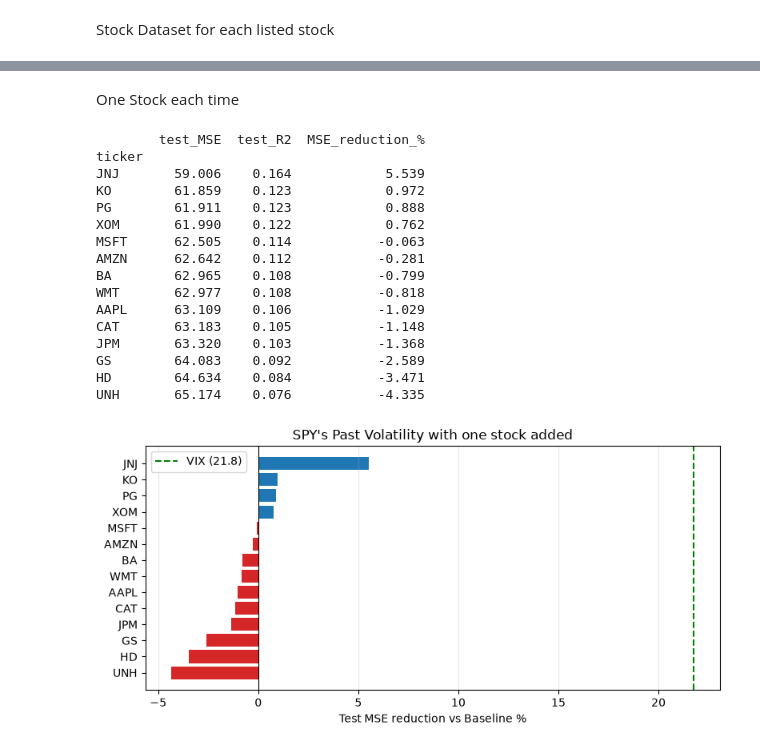
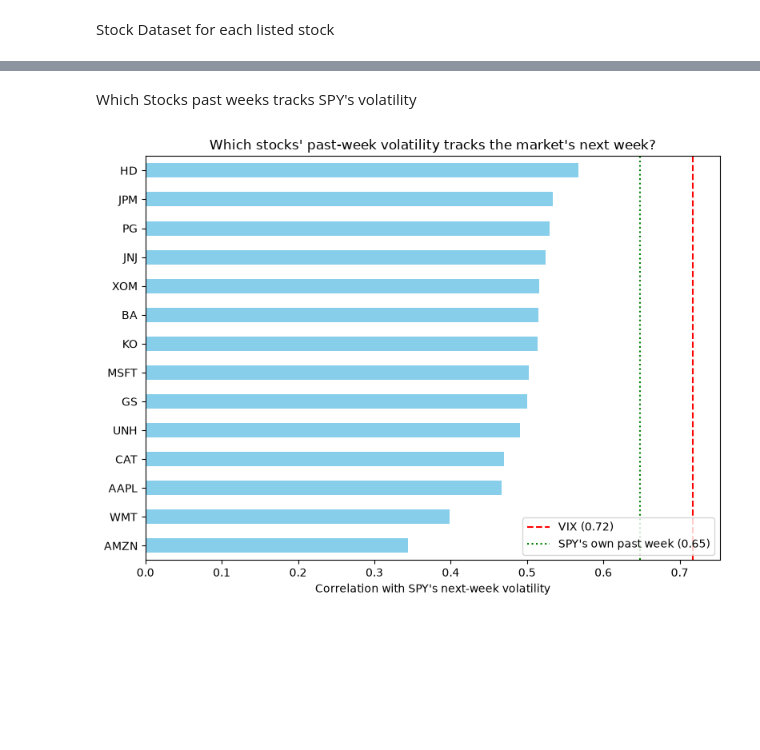
Before and after one commit to clayhunt/381-Final-Project, a Jupyter notebook: Install_finance.ipynb, the cells around one changed output, grey strips where cells are left out. Saved outputs shown, nothing was run; the diff lists cells and outputs as text; code cells hidden in the pictures; blank space fills up the shorter version.

```diff
--- a/Install_finance.ipynb
+++ b/Install_finance.ipynb
@@ -282,57 +194,19 @@ benchmark_table
-# %% [markdown]
-One Stock each time
+# %% [markdown]
+Which Stocks past weeks tracks SPY's volatility
 # %%
-base_mse = baseline_scores["test_MSE"]
-rows = []
+# Uses Training Data Only test period is unseen
+stock_corr = pd.Series(
+    {t: train[f"{t}_vol_5d"].corr(y_train) for t in TICKERS}).sort_values()
+vix_corr = train["vix"].corr(y_train)
+spy_corr = train["spy_vol_5d"].corr(y_train)
 
-for t in TICKERS:
-    #Baseline + one stock's past volatility
-    cols = BASELINE_COLS + [f"{t}_vol_5d", f"{t}_vol_21d", f"{t}_vol_63d"]
-    scores,_=fit_and_score(cols)
-    rows.append({
-        "ticker":t,
-        **scores,
-        "MSE_reduction_%":(base_mse - scores["test_MSE"])/base_mse*100
-    })
-
-stock_rank = (pd.DataFrame(rows)
-                  .set_index("ticker")
-                  .sort_values("MSE_reduction_%", ascending=False)
-                  .round(3))
-print(stock_rank)
-
-# Improvement of VIX over baseline
-vix_reduction = (base_mse - vix_scores["test_MSE"]) / base_mse * 100
-
-# Rank Chart
-plot_data = stock_rank["MSE_reduction_%"].sort_values()
-colors = ["tab:blue" if v > 0 else "tab:red" for v in plot_data]
-
-fig, ax = plt.subplots(figsize=(8,4))
-ax.barh(plot_data.index, plot_data.values, color=colors)
-ax.axvline(vix_reduction, color="green", ls="--", label=f"VIX ({vix_reduction:.1f})")
-ax.axvline(0, color="black", lw=0.8)
-ax.set_xlabel("Test MSE reduction vs Baseline %")
-ax.set_title("SPY's Past Volatility with one stock added")
-ax.legend(loc="best")
-ax.grid(alpha=0.3, axis="x")
+stock_corr.plot(kind="barh", figsize=(8, 6), color="skyblue")
+plt.axvline(vix_corr, color="red", ls="--", label=f"VIX ({vix_corr:.2f})")
+plt.axvline(spy_corr, color="green", ls=":", label=f"SPY's own past week ({spy_corr:.2f})")
+plt.xlabel("Correlation with SPY's next-week volatility")
+plt.title("Which stocks' past-week volatility tracks the market's next week?")
+plt.legend(loc="lower right")
 plt.tight_layout()
 plt.show()
 # %% [output]
-        test_MSE  test_R2  MSE_reduction_%
-ticker
-JNJ       59.006    0.164            5.539
-KO        61.859    0.123            0.972
-PG        61.911    0.123            0.888
-XOM       61.990    0.122            0.762
-MSFT      62.505    0.114           -0.063
-AMZN      62.642    0.112           -0.281
-BA        62.965    0.108           -0.799
-WMT       62.977    0.108           -0.818
-AAPL      63.109    0.106           -1.029
-CAT       63.183    0.105           -1.148
-JPM       63.320    0.103           -1.368
-GS        64.083    0.092           -2.589
-HD        64.634    0.084           -3.471
-UNH       65.174    0.076           -4.335
-[figure, old version]
+[figure, new version]
```
Also changed, not shown: parts of 42 cells of this notebook.
